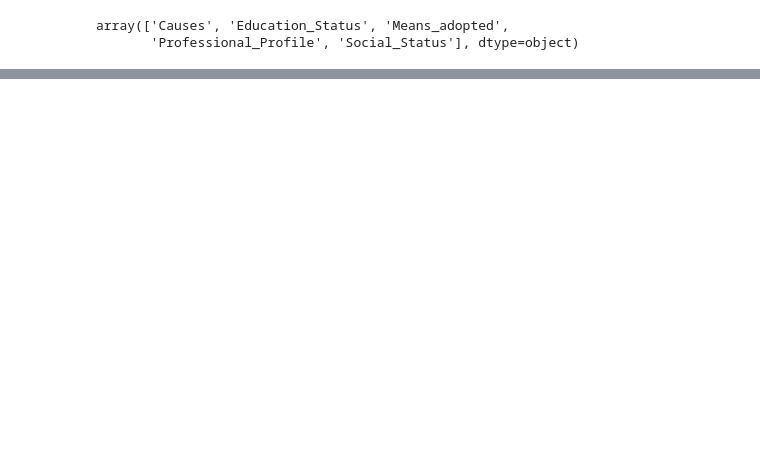
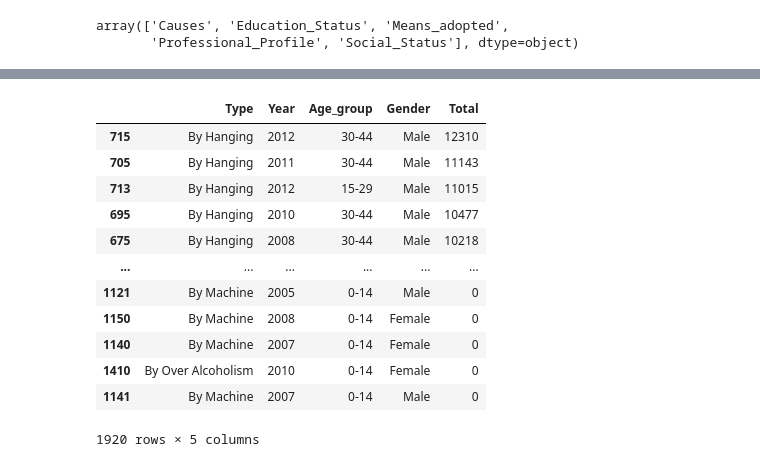
Before and after one commit to htuteja04/EDA, a Jupyter notebook: Notebooks/Suicide_analysis.ipynb, the cells around one changed output, grey strips where cells are left out. Drawn from its saved outputs; the diff is of its cells as text; code cells hidden in the pictures; blank space fills up the shorter version.

```diff
--- a/Notebooks/Suicide_analysis.ipynb
+++ b/Notebooks/Suicide_analysis.ipynb
@@ -325,0 +323,20 @@ array(['By Consuming Insecticides', 'By Hanging',
+# %%
+means_adopted_df = means_adopted_df[['Type', 'Year', 'Gender', 'Total',  'Age_group']]
+# %%
+means_adopted_df = means_adopted_df.groupby(['Type', 'Year', 'Age_group', 'Gender'], as_index=False).Total.sum().sort_values(by='Total',ascending=False)
+# %%
+means_adopted_df
+# %% [output]
+|  | Type | Year | Age_group | Gender | Total |
+| 715 | By Hanging | 2012 | 30-44 | Male | 12310 |
+| 705 | By Hanging | 2011 | 30-44 | Male | 11143 |
+| 713 | By Hanging | 2012 | 15-29 | Male | 11015 |
+| 695 | By Hanging | 2010 | 30-44 | Male | 10477 |
+| 675 | By Hanging | 2008 | 30-44 | Male | 10218 |
+| ... | ... | ... | ... | ... | ... |
+| 1121 | By Machine | 2005 | 0-14 | Male | 0 |
+| 1150 | By Machine | 2008 | 0-14 | Female | 0 |
+| 1140 | By Machine | 2007 | 0-14 | Female | 0 |
+| 1410 | By Over Alcoholism | 2010 | 0-14 | Female | 0 |
+| 1141 | By Machine | 2007 | 0-14 | Male | 0 |
+1920 rows × 5 columns
```
Also changed, not shown: parts of 12 cells of this notebook, 4 other files.
